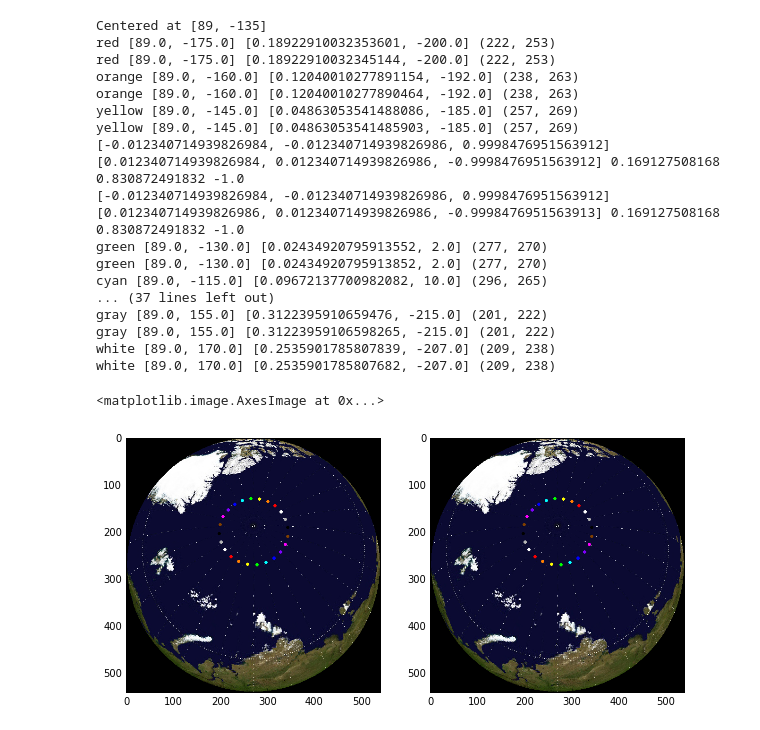
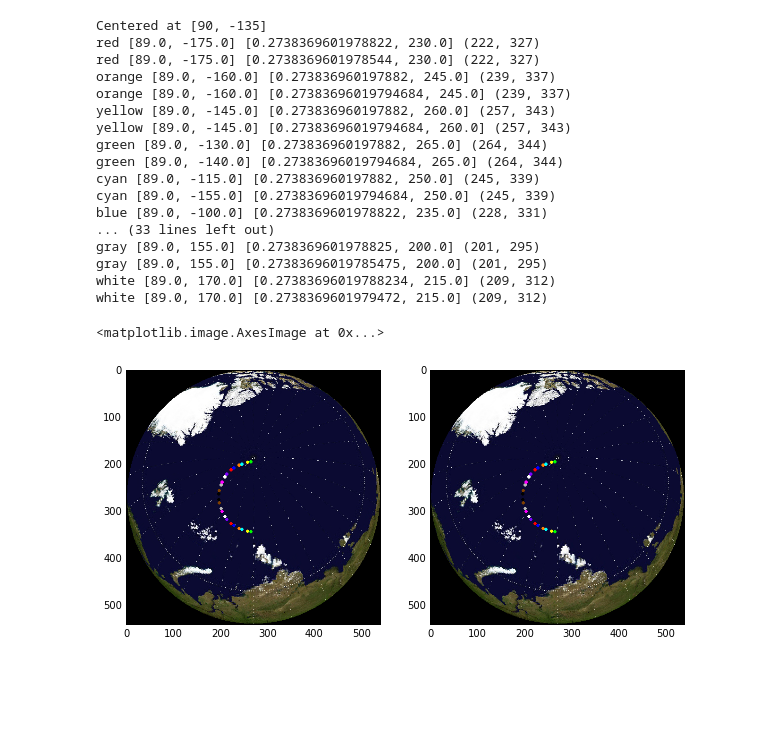
Before and after one commit to LetSat/Projection-Algorithms, a Jupyter notebook: python/Poles Test.ipynb, the cells around one changed output. Drawn from its saved outputs; the diff is of its cells as text; code cells hidden in the pictures; blank space fills up the shorter version.

```diff
--- a/python/Poles Test.ipynb
+++ b/python/Poles Test.ipynb
@@ -10,7 +10,7 @@ from CameraProjections import *
 # %%
 alt = 50
 
-centerLat = 89 # center latitude
+centerLat = 90 # center latitude
 centerLong = -135
 
 startLong = -175
@@ -36,49 +36,49 @@ colors = [
     (127, 63, 0), (0,0,0), (182,182,182), (255,255,255)
 ]
 colorLabels = ["red", "orange", "yellow", "green", "cyan", "blue", "purple", "pink", "brown", "black", "gray", "white"]
 print "Centered at", [centerLat, centerLong]
 
 for llong in range(startLong, endLong+1, longStep):
-    pair = [centerLat + alternateIndex, llong]
+    pair = [89 + alternateIndex, llong]
     alternateIndex *= -1
     mag, ang = polarDistance(pair[0], pair[1], centerData)
 
     coords_direct = (   int(round(math.cos(radians(ang))/2.*mag * w + w/2.)), \
                         int(round(-math.sin(radians(ang))/2.*mag * h + h/2.))     )
 
     LL = latLong(mag, ang, centerData2)
     mag2, ang2 = polarDistance(LL[0], LL[1], centerData)
 
     coords_converted = (   int(round(math.cos(radians(ang2))/2.*mag2 * w + w/2.)), \
                            int(round(-math.sin(radians(ang2))/2.*mag2 * h + h/2.))     )
 
     img_direct = cv2.circle(img_direct,coords_direct,2,colors[i],2)
     img_converted = cv2.circle(img_converted,coords_converted,2,colors[i],2)
     #print ang, (ang/180.*math.pi), math.cos(ang/180.*math.pi), math.sin(ang/180.*math.pi)
     print colorLabels[i], [round(pair[0]),round(pair[1])], [mag,round(ang)], coords_direct
     print colorLabels[i], [round(LL[0]),round(LL[1])], [mag2,round(ang2)], coords_converted
     i = (i+1)%len(colors)
 
 fig, plts = plt.subplots(1, 2, figsize=(10,7))
 plts[0].imshow(img_direct)
 plts[1].imshow(img_converted)
 # %% [output]
-Centered at [89, -135]
-red [89.0, -175.0] [0.18922910032353601, -200.0] (222, 253)
-red [89.0, -175.0] [0.18922910032345144, -200.0] (222, 253)
-orange [89.0, -160.0] [0.12040010277891154, -192.0] (238, 263)
-orange [89.0, -160.0] [0.12040010277890464, -192.0] (238, 263)
-yellow [89.0, -145.0] [0.04863053541488086, -185.0] (257, 269)
-yellow [89.0, -145.0] [0.04863053541485903, -185.0] (257, 269)
-[-0.012340714939826984, -0.012340714939826986, 0.9998476951563912] [0.012340714939826984, 0.012340714939826986, -0.9998476951563912] 0.169127508168 0.830872491832 -1.0
-[-0.012340714939826984, -0.012340714939826986, 0.9998476951563912] [0.012340714939826986, 0.012340714939826986, -0.9998476951563913] 0.169127508168 0.830872491832 -1.0
-green [89.0, -130.0] [0.02434920795913552, 2.0] (277, 270)
-green [89.0, -130.0] [0.02434920795913852, 2.0] (277, 270)
-cyan [89.0, -115.0] [0.09672137700982082, 10.0] (296, 265)
-... (37 lines left out)
-gray [89.0, 155.0] [0.3122395910659476, -215.0] (201, 222)
-gray [89.0, 155.0] [0.31223959106598265, -215.0] (201, 222)
-white [89.0, 170.0] [0.2535901785807839, -207.0] (209, 238)
-white [89.0, 170.0] [0.2535901785807682, -207.0] (209, 238)
+Centered at [90, -135]
+red [89.0, -175.0] [0.2738369601978822, 230.0] (222, 327)
+red [89.0, -175.0] [0.2738369601978544, 230.0] (222, 327)
+orange [89.0, -160.0] [0.273836960197882, 245.0] (239, 337)
+orange [89.0, -160.0] [0.27383696019794684, 245.0] (239, 337)
+yellow [89.0, -145.0] [0.273836960197882, 260.0] (257, 343)
+yellow [89.0, -145.0] [0.27383696019794684, 260.0] (257, 343)
+green [89.0, -130.0] [0.273836960197882, 265.0] (264, 344)
+green [89.0, -140.0] [0.27383696019794684, 265.0] (264, 344)
+cyan [89.0, -115.0] [0.273836960197882, 250.0] (245, 339)
+cyan [89.0, -155.0] [0.27383696019794684, 250.0] (245, 339)
+blue [89.0, -100.0] [0.2738369601978822, 235.0] (228, 331)
+... (33 lines left out)
+gray [89.0, 155.0] [0.2738369601978825, 200.0] (201, 295)
+gray [89.0, 155.0] [0.27383696019785475, 200.0] (201, 295)
+white [89.0, 170.0] [0.27383696019788234, 215.0] (209, 312)
+white [89.0, 170.0] [0.2738369601979472, 215.0] (209, 312)
 <matplotlib.image.AxesImage at 0x...>
-[figure, old version]
+[figure, new version]
```
Also changed, not shown: 12 other files.
